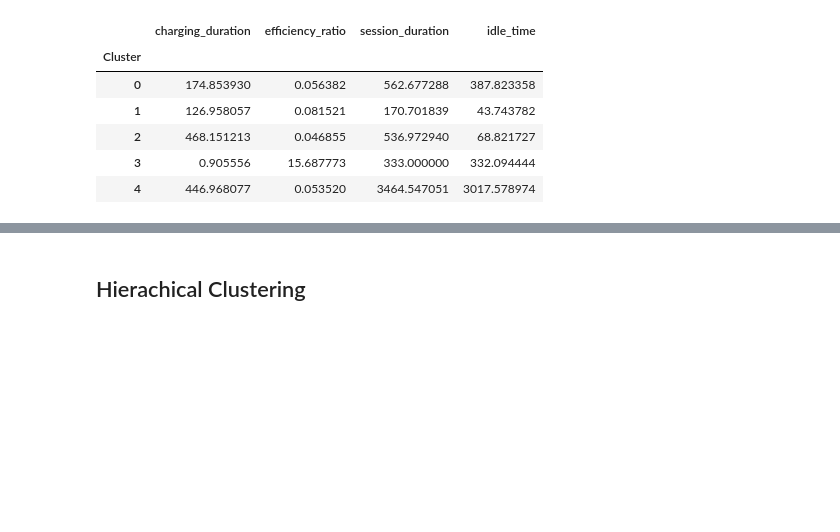
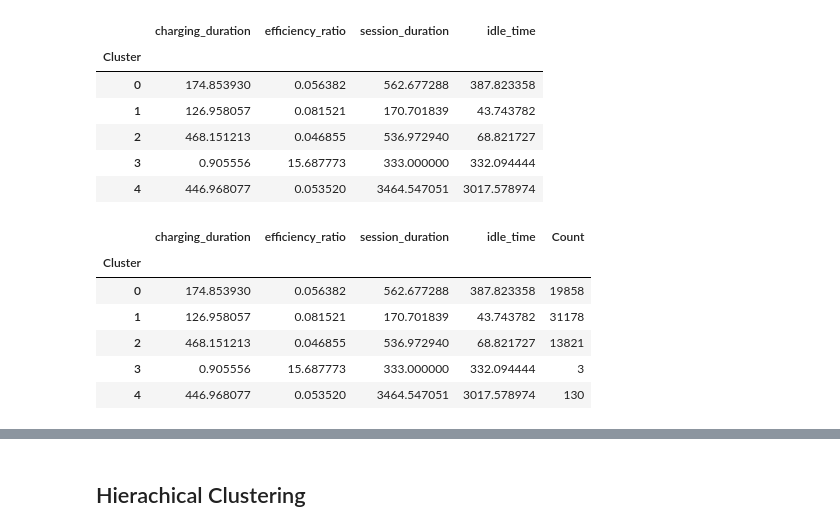
Before and after one commit to JanRkck/AA24, a Jupyter notebook: 03_cluster_analysis.ipynb, the cells around one changed output, grey strips where cells are left out. Saved outputs shown, nothing was run; the diff lists cells and outputs as text; code cells hidden in the pictures; blank space fills up the shorter version.

```diff
--- a/03_cluster_analysis.ipynb
+++ b/03_cluster_analysis.ipynb
@@ -355,3 +379,23 @@ df_cluster_kmeans.groupby('Cluster').mean() # cluster center = mean values per c
 | 2 | 468.151213 | 0.046855 | 536.972940 | 68.821727 |
 | 3 | 0.905556 | 15.687773 | 333.000000 | 332.094444 |
 | 4 | 446.968077 | 0.053520 | 3464.547051 | 3017.578974 |
+# %%
+# Count the number of samples in each cluster
+cluster_counts = df_cluster_kmeans['Cluster'].value_counts().sort_index()
+
+# Get the mean values for each cluster (cluster center)
+df_cluster_means = df_cluster_kmeans.groupby('Cluster').mean()
+
+# Add the count column to the mean values DataFrame
+df_cluster_means['Count'] = df_cluster_means.index.map(cluster_counts)
+
+# Show the summary with mean values and counts
+df_cluster_means
+# %% [output]
+|  | charging_duration | efficiency_ratio | session_duration | idle_time | Count |
+| Cluster |  |  |  |  |  |
+| 0 | 174.853930 | 0.056382 | 562.677288 | 387.823358 | 19858 |
+| 1 | 126.958057 | 0.081521 | 170.701839 | 43.743782 | 31178 |
+| 2 | 468.151213 | 0.046855 | 536.972940 | 68.821727 | 13821 |
+| 3 | 0.905556 | 15.687773 | 333.000000 | 332.094444 | 3 |
+| 4 | 446.968077 | 0.053520 | 3464.547051 | 3017.578974 | 130 |
```
Also changed, not shown: parts of 9 cells of this notebook.
